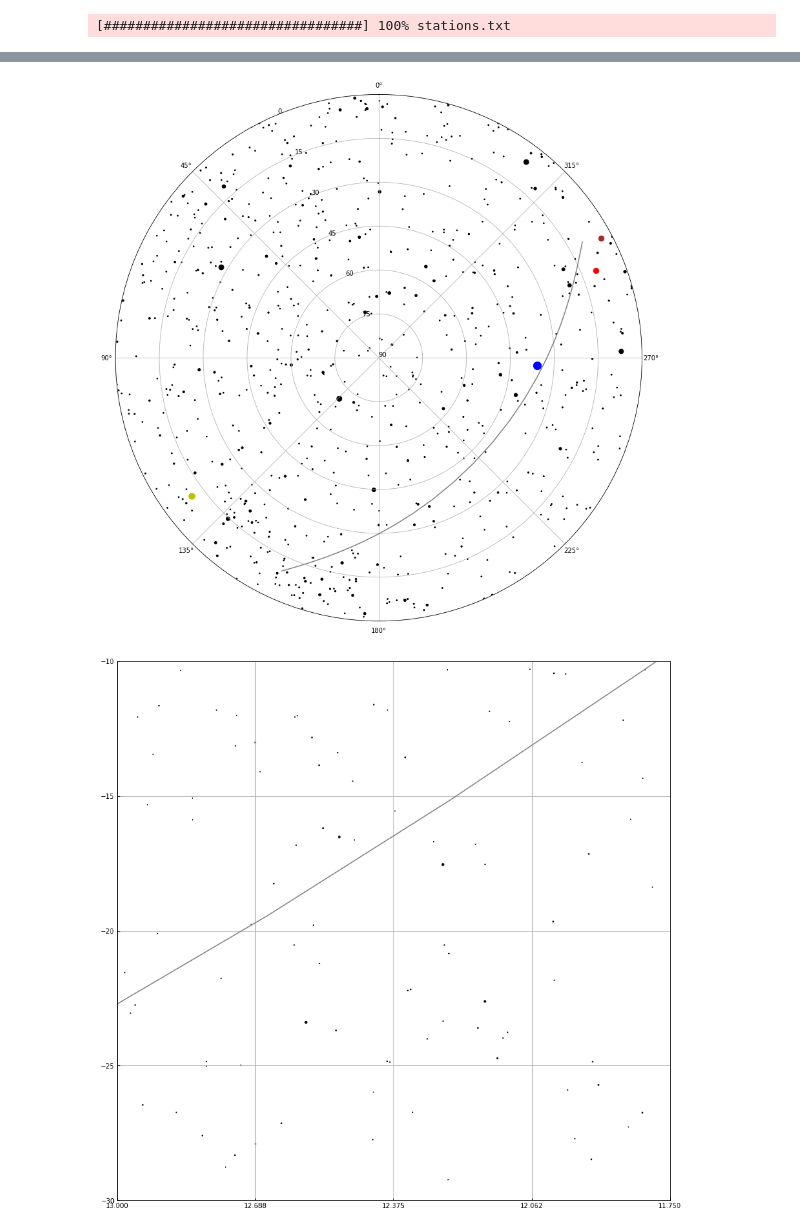
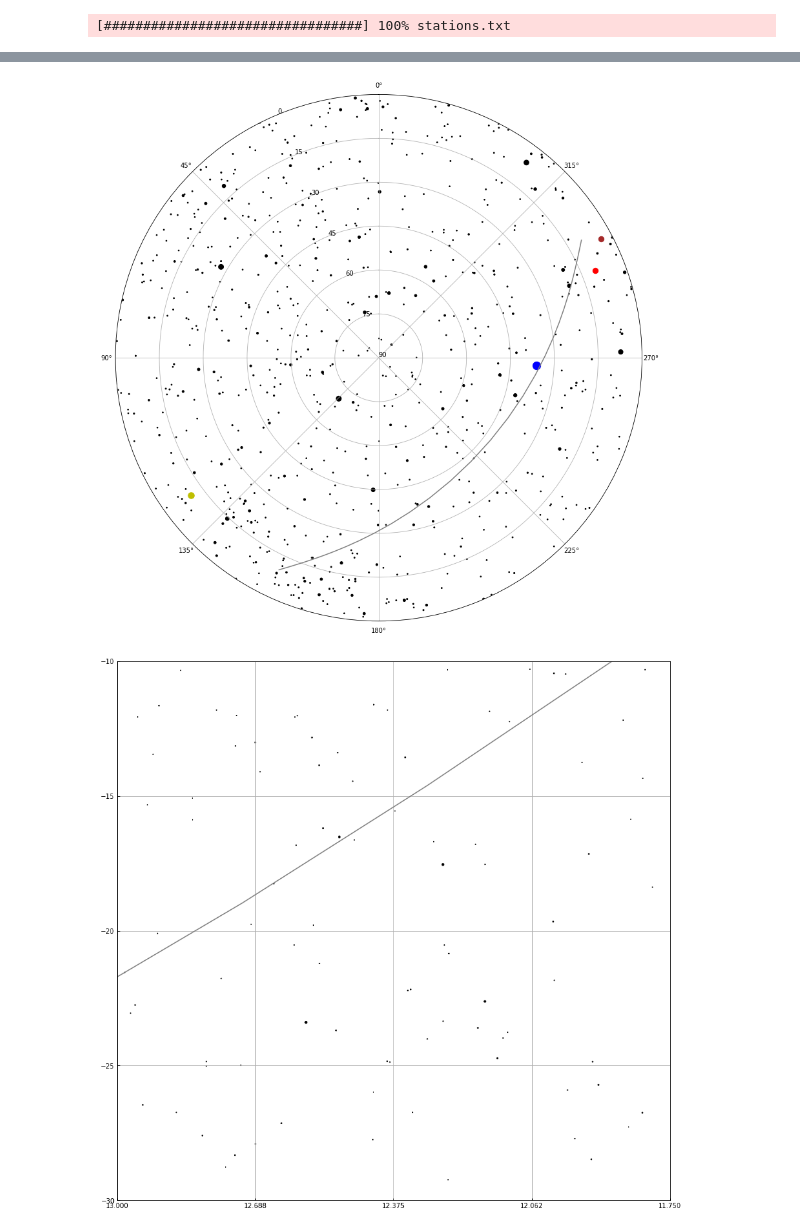
Before and after one commit to bradleypallen/skyfield-notebooks, a Jupyter notebook: Satellite Predictions Using Skyfield.ipynb, the cells around one changed output, grey strips where cells are left out. Drawn from its saved outputs; the diff is of its cells as text; code cells hidden in the pictures.

Commit message:
Update Satellite Predictions Using Skyfield.ipynb
Cleanup of some debugging cells.

```diff
--- a/Satellite Predictions Using Skyfield.ipynb
+++ b/Satellite Predictions Using Skyfield.ipynb
@@ -28,10 +28,6 @@ manhattan_beach_ca_usa = api.Topos(latitude='33.881519 N', longitude='118.388177
 pacific = pytz.timezone('US/Pacific')
 bright_stars = df[df['magnitude'] <= 5.]
 more_stars = df[df['magnitude'] <= 7.]
-# %%
-tle_line_1 = "1 25544U 98067A   19174.96066161 -.00001641  00000-0 -19667-4 0  9994"
-tle_line_2 = "2 25544  51.6426 327.6827 0008340  79.1947  72.7878 15.51216338176304"
-iss = api.EarthSatellite(tle_line_1, tle_line_2, name='ISS (ZARYA)', ts=ts)
 # %%
 d0 = datetime.datetime(2019, 6, 1, 0, 0)
 t0 = ts.utc(pacific.localize(d0))
@@ -113,22 +103,22 @@ df[visible & above_alt_40][columns]
 # %%
-satellite_pass = satephem.passes[27]
+satellite_pass = satephem.passes[26]
 chart = skychart.AltAzFullSkyChart(satellite_pass.topos + earth, satellite_pass.start_time)
 chart.plot_stars(bright_stars)
 chart.plot_ephemeris_object(ephemeris['sun'], 150, 'y')
 chart.plot_ephemeris_object(ephemeris['moon'], 150, 'b')
 chart.plot_ephemeris_object(ephemeris['mercury'], 70, 'brown')
 chart.plot_ephemeris_object(ephemeris['venus'], 90, 'g')
 chart.plot_ephemeris_object(ephemeris['mars'], 70, 'r')
 chart.plot_ephemeris_object(ephemeris['JUPITER BARYCENTER'], 90, 'y')
 chart.plot_ephemeris_object(ephemeris['SATURN BARYCENTER'], 80, 'y')
 chart.plot_satellite_pass(satellite_pass)
 chart.display()
 # %% [output]
-[figure, old version]
+[figure, new version]
 # %%
 chart = skychart.RADecSkyChart(satellite_pass.topos + earth, satellite_pass.start_time, (13.0, 11.75), (-30, -10))
 chart.plot_stars(more_stars)
 chart.plot_satellite_pass(satellite_pass)
 chart.display()
 # %% [output]
-[figure, old version]
+[figure, new version]
```
Also changed, not shown: parts of 5 cells of this notebook.
